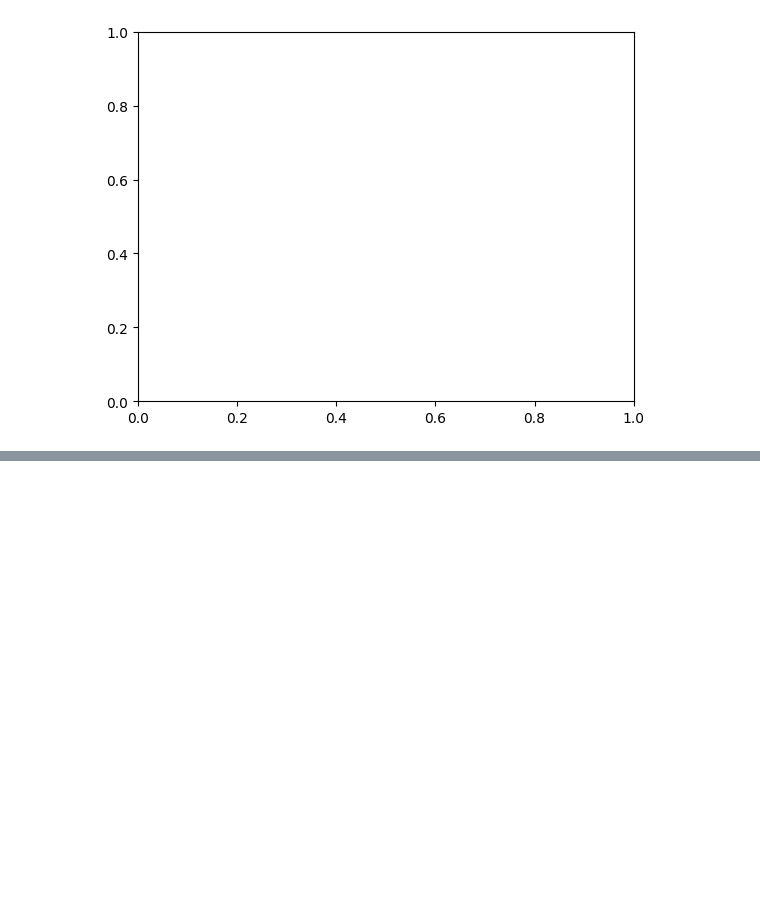
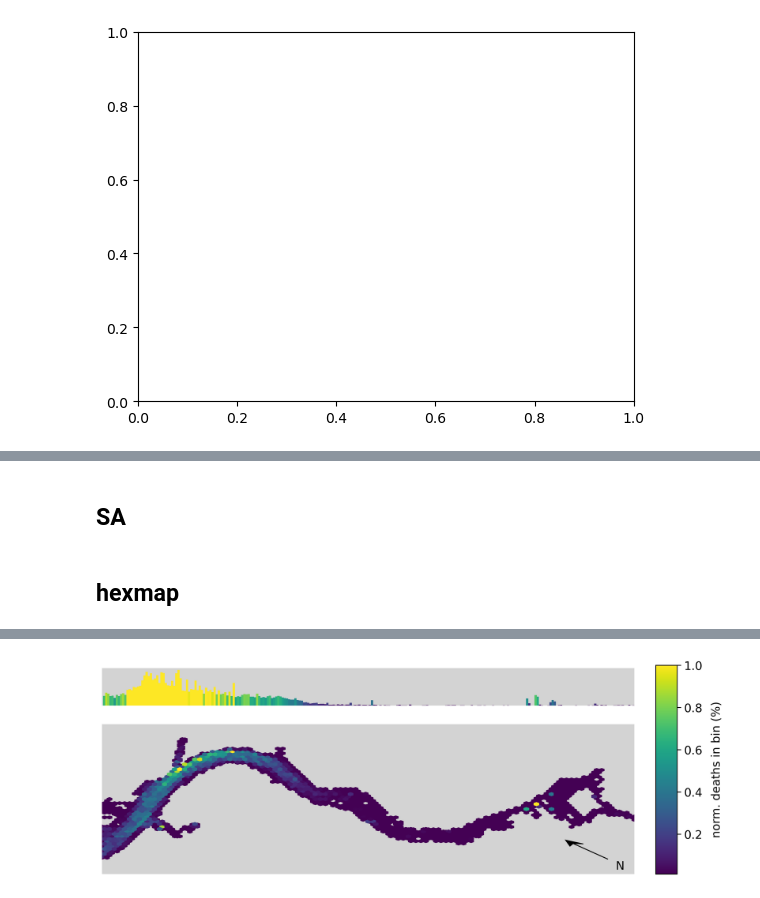
Before and after one commit to 465b/oceantracker, a Jupyter notebook: experiments/collapse/2023-v04/collapse_paper_plots.ipynb, the cells around one changed output, grey strips where cells are left out. Cells and saved outputs as stored; diff of their text form; code cells hidden in the pictures; blank space fills up the shorter version.

```diff
--- a/experiments/collapse/2023-v04/collapse_paper_plots.ipynb
+++ b/experiments/collapse/2023-v04/collapse_paper_plots.ipynb
@@ -1132,29 +368,0 @@ subset_of_cases
-# %%
-column_names = ['radius', 'stickiness', 'illumination_threshold', 'probability_of_culling', 'cause_of_death']
-cause_of_death_df = pd.DataFrame(columns=column_names)
-
-
-
-for ii in range(len(cases)):
-
-    case = cases[ii]
-    track_data = load_track_data(case)
-    case_info = read_case_info_file(case)
-
-    r = case_info['full_case_params']['class_dicts']['particle_properties']['radius_spherical']['initial_value']
-    a = case_info['full_case_params']['class_dicts']['particle_properties']['collision_very_fine_silt']['stickyness']
-    i = case_info['full_case_params']['class_dicts']['trajectory_modifiers']['light_starvation_induced_mortality']['required_illumination']
-    p = case_info['full_case_params']['class_dicts']['trajectory_modifiers']['light_starvation_induced_mortality']['probability_of_culling']
-
-    cause_of_death = track_data['cause_of_death']
-    cause_of_death = cause_of_death[-1,:]
-
-    # create subset df
-    cause_of_death_subset_df = pd.DataFrame({'cause_of_death': cause_of_death})
-
-# Repeat values of r, a, i, and p to match the length of cause_of_death
-    params_subset_df = pd.DataFrame({
-        column_names[0]: [r] * len(cause_of_death),
-        column_names[1]: [a] * len(cause_of_death),
-        column_names[2]: [i] * len(cause_of_death),
-        column_names[3]: [p] * len(cause_of_death)
@@ -1160,0 +481,2 @@ for ii in range(len(cases)):
+# %% [markdown]
+## SA
@@ -1160,0 +507,2 @@ for ii in range(len(cases)):
+# %% [markdown]
+## hexmap
@@ -1160,0 +658,8 @@ for ii in range(len(cases)):
+# %%
+case_index = df[   (df['initial_size'] == 0.00005) \
+    & (df['stickiness']   == 0.000000) \
+    & (df['light_limitation_threshold'] == 30)
+    & (df['light_limited_culling_prop'] == 3.56e-05)].index[0]
+
+x_dead = hexmap_of_death_with_hist(case = cases[case_index],vmin=None,vmax=1,num_bins=25,save_path='hexmap_of_death_no_stick_25b_projected.png')
+# %% [output]
@@ -1160,0 +667 @@ for ii in range(len(cases)):
+[figure, added]
```
Also changed, not shown: parts of 87 cells of this notebook, 4 other files.
